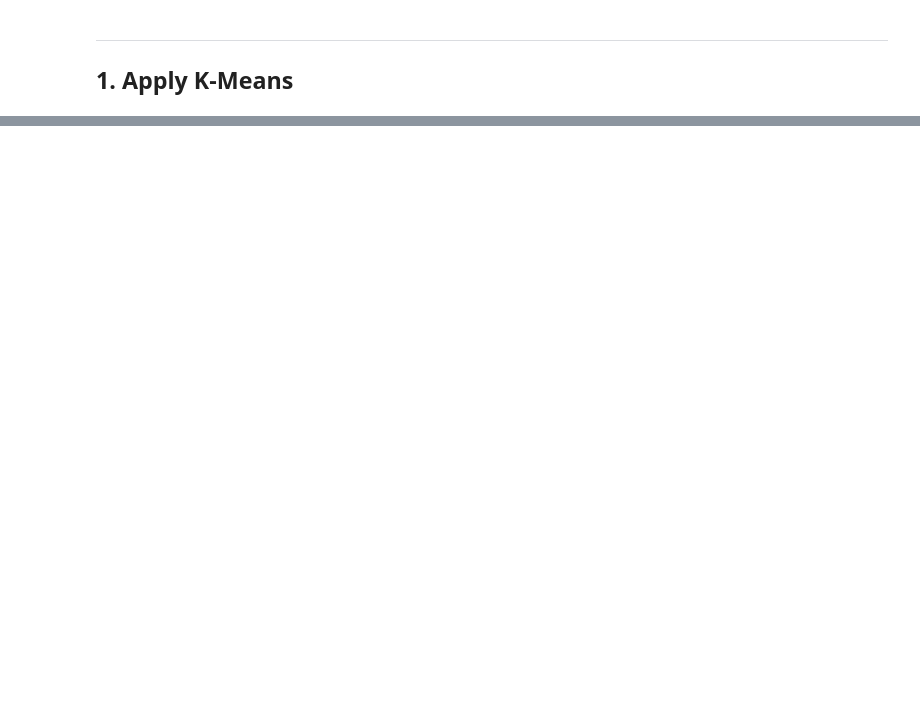
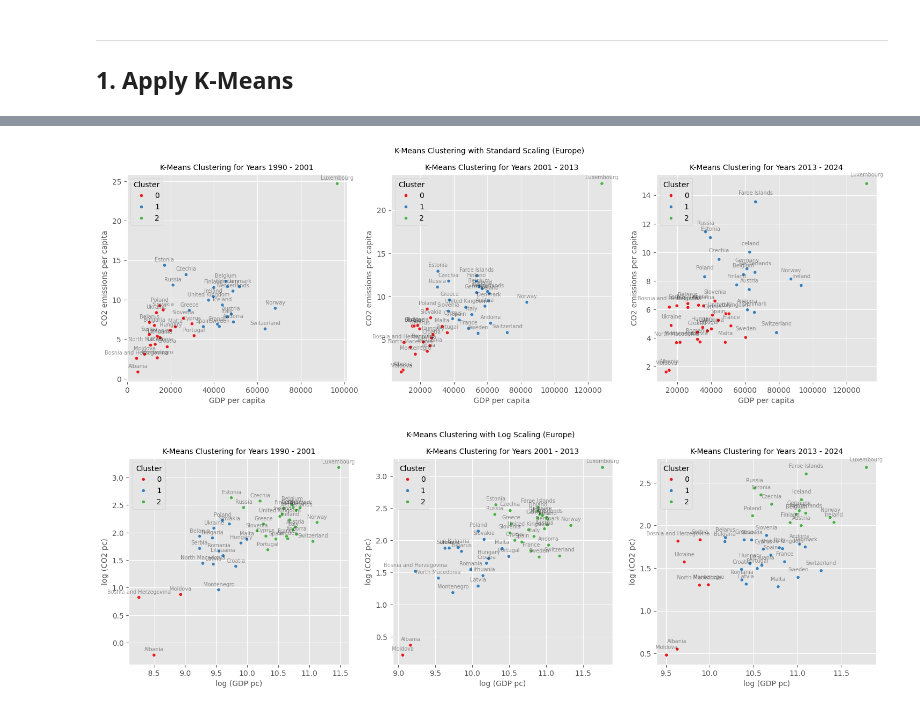
Before and after one commit to martinadep/co2_emissions_data_mining, a Jupyter notebook: notebooks/2_K-Means.ipynb, the cells around one changed output, grey strips where cells are left out. Saved outputs shown, nothing was run; the diff lists cells and outputs as text; code cells hidden in the pictures; blank space fills up the shorter version.

```diff
--- a/notebooks/2_K-Means.ipynb
+++ b/notebooks/2_K-Means.ipynb
@@ -128,0 +350,70 @@ plt.show()
+# %%
+fig_std, axes_std = plt.subplots(1, num_ranges, figsize=(6 * num_ranges, 5))
+fig_log, axes_log = plt.subplots(1, num_ranges, figsize=(6 * num_ranges, 5))
+
+stats_std_all_europe = {}
+stats_log_all_europe = {}
+df_europe['Cluster (Std)'] = np.nan
+df_europe['Cluster (Log)'] = np.nan
+
+for i in range(num_ranges):
+    # create subsets
+    year_start = min_year + i * (max_year - min_year) / num_ranges
+    year_end = min_year + (i + 1) * (max_year - min_year) / num_ranges
+    df_subset = df_europe[(df_europe['Year'] >= year_start) & (df_europe['Year'] < year_end)]
+    df_subset_agg = df_subset.groupby('Country Name').agg({
+            'GDP per capita': 'mean',
+            'CO2 emissions per capita': 'mean',
+            'log (GDP pc)': 'mean',
+            'log (CO2 pc)': 'mean'
+        }).reset_index()
+    period_label = f"{int(year_start)}-{int(year_end)}"
+
+    # ------------------------------ K-Means standard scale ------------------------------------
+    df_cluster_std, stats_std = kmeans_cluster(df_subset_agg, ['GDP per capita', 'CO2 emissions per capita'],
+                                               n_clusters=3, results_col_name='Cluster (Std)')
+    stats_std_all_europe[period_label] = stats_std[0] if isinstance(stats_std, list) else stats_std
+
+    sns.scatterplot(data=df_cluster_std, x='GDP per capita', y='CO2 emissions per capita', s=20,
+                       hue='Cluster (Std)', palette='Set1', ax=axes_std[i], legend='brief')
+    axes_std[i].set_title(f'K-Means Clustering for Years {year_start:.0f} - {year_end:.0f}', fontsize=10)
+    axes_std[i].set_xlabel('GDP per capita', fontsize=10)
+    axes_std[i].set_ylabel('CO2 emissions per capita', fontsize=10)
+    axes_std[i].get_legend().set_title('Cluster')
+    for line in range(0, df_cluster_std.shape[0]):
+         axes_std[i].text(df_cluster_std['GDP per capita'][line],
+                          df_cluster_std['CO2 emissions per capita'][line] + 0.5,
+                          df_cluster_std['Country Name'][line],
+                          horizontalalignment='center', color='black', alpha=0.4, fontsize=7)
+
+    mask = (df_europe['Year'] >= year_start) & (df_europe['Year'] <= year_end)
+    cluster_map_std = df_cluster_std.set_index('Country Name')['Cluster (Std)']
+    df_europe.loc[mask, 'Cluster (Std)'] = df_europe.loc[mask, 'Country Name'].map(cluster_map_std)
+
+    # -------------------------------- K-Means log scale ------------------------------------
+    df_cluster_log, stats_log = kmeans_cluster(df_subset_agg, ['log (GDP pc)', 'log (CO2 pc)'],
+                                               n_clusters=3, results_col_name='Cluster (Log)')
+    stats_log_all_europe[period_label] = stats_log[0] if isinstance(stats_log, list) else stats_log
+
+    sns.scatterplot(data=df_cluster_log, x='log (GDP pc)', y='log (CO2 pc)', s=20,
+                       hue='Cluster (Log)', palette='Set1', ax=axes_log[i], legend='brief')
+    axes_log[i].set_title(f'K-Means Clustering for Years {year_start:.0f} - {year_end:.0f}', fontsize=10)
+    axes_log[i].set_xlabel('log (GDP pc)', fontsize=10)
+    axes_log[i].set_ylabel('log (CO2 pc)', fontsize=10)
+    axes_log[i].get_legend().set_title('Cluster')
+    for line in range(0, df_cluster_log.shape[0]):
+         axes_log[i].text(df_cluster_log['log (GDP pc)'][line],
+                          df_cluster_log['log (CO2 pc)'][line] + 0.07,
+                          df_cluster_log['Country Name'][line],
+                          horizontalalignment='center', color='black', alpha=0.4, fontsize=7)
+
+    cluster_map_log = df_cluster_log.set_index('Country Name')['Cluster (Log)']
+    df_europe.loc[mask, 'Cluster (Log)'] = df_europe.loc[mask, 'Country Name'].map(cluster_map_log)
+
+fig_std.suptitle('K-Means Clustering with Standard Scaling (Europe)', fontsize=10)
+fig_log.suptitle('K-Means Clustering with Log Scaling (Europe)', fontsize=10)
+fig_std.savefig(f'../plots/kmeans/cluster_std_europe.png')
+fig_log.savefig(f'../plots/kmeans/cluster_log_europe.png')
+# %% [output]
+[figure, added]
+[figure, added]
```
Also changed, not shown: parts of 26 cells of this notebook, 8 other files.
